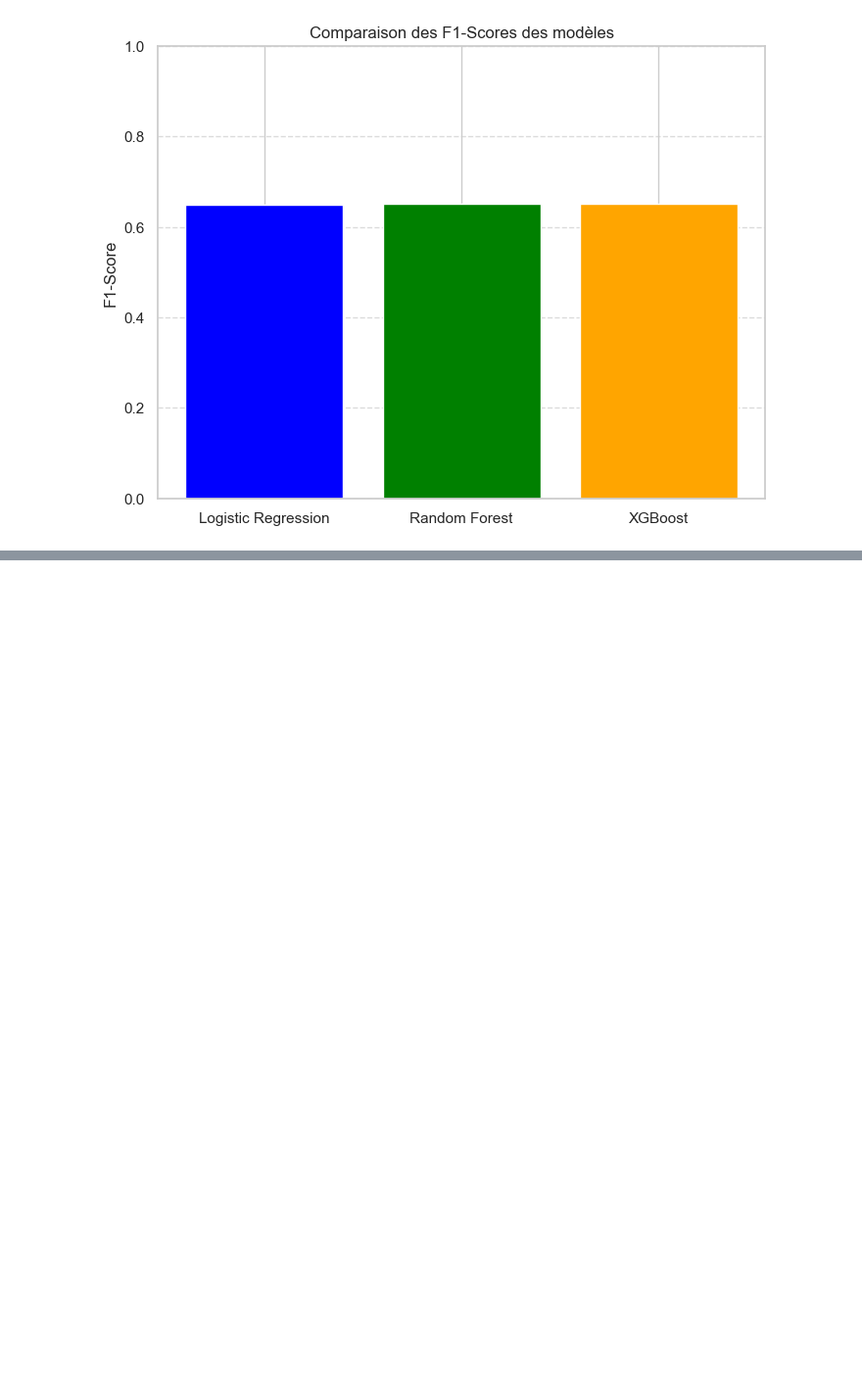
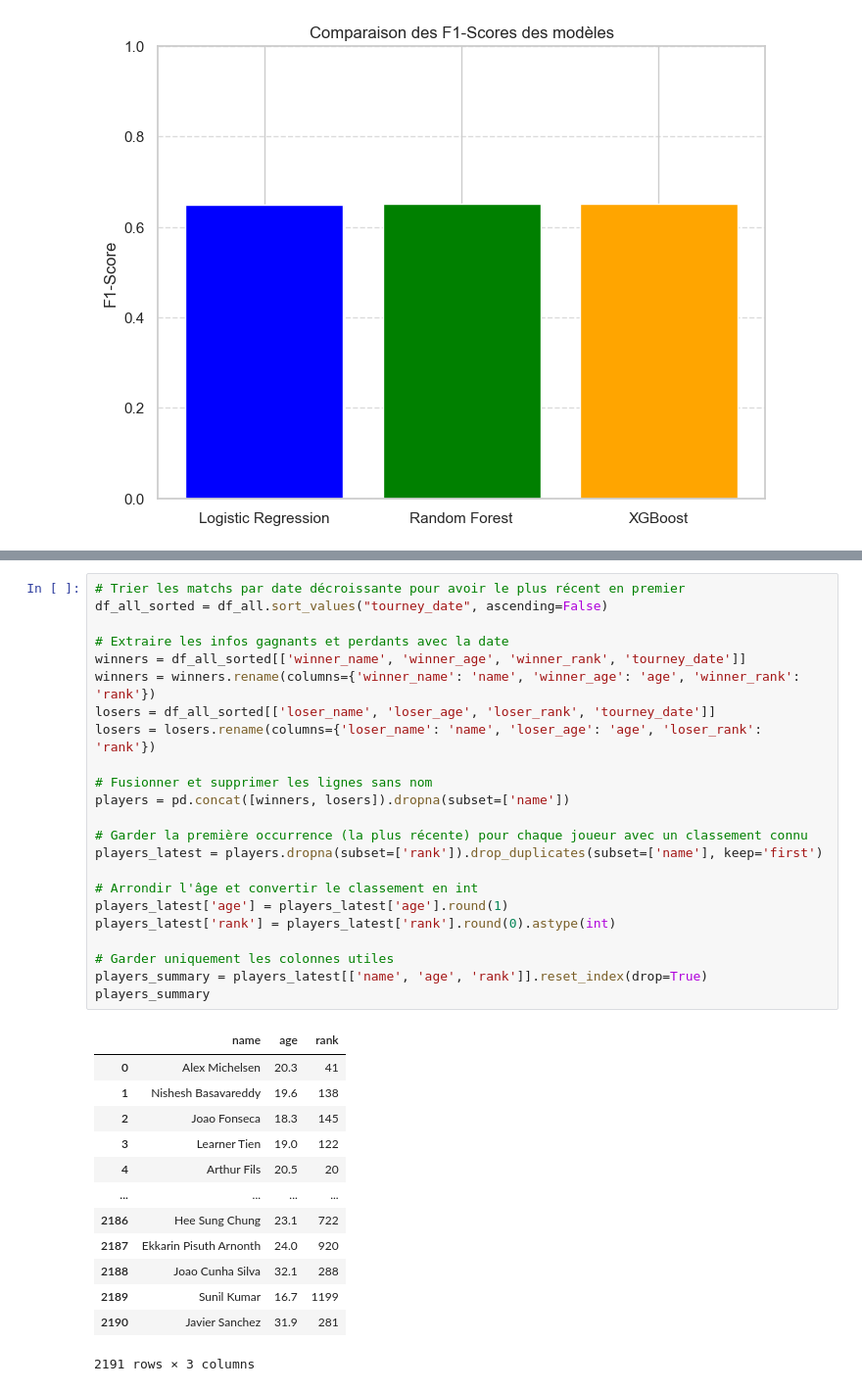
Before and after one commit to EyalT5/albert-ml-project, a Jupyter notebook: notebooks/notebook_all.ipynb, the cells around one changed output, grey strips where cells are left out. Shown at 98% size. Cells and saved outputs as stored; diff of their text form; blank space fills up the shorter version.

```diff
--- a/notebooks/notebook_all.ipynb
+++ b/notebooks/notebook_all.ipynb
@@ -2015,0 +2251,37 @@ Parameters: { "use_label_encoder" } are not used.
+# %%
+# Trier les matchs par date décroissante pour avoir le plus récent en premier
+df_all_sorted = df_all.sort_values("tourney_date", ascending=False)
+
+# Extraire les infos gagnants et perdants avec la date
+winners = df_all_sorted[['winner_name', 'winner_age', 'winner_rank', 'tourney_date']]
+winners = winners.rename(columns={'winner_name': 'name', 'winner_age': 'age', 'winner_rank': 'rank'})
+losers = df_all_sorted[['loser_name', 'loser_age', 'loser_rank', 'tourney_date']]
+losers = losers.rename(columns={'loser_name': 'name', 'loser_age': 'age', 'loser_rank': 'rank'})
+
+# Fusionner et supprimer les lignes sans nom
+players = pd.concat([winners, losers]).dropna(subset=['name'])
+
+# Garder la première occurrence (la plus récente) pour chaque joueur avec un classement connu
+players_latest = players.dropna(subset=['rank']).drop_duplicates(subset=['name'], keep='first')
+
+# Arrondir l'âge et convertir le classement en int
+players_latest['age'] = players_latest['age'].round(1)
+players_latest['rank'] = players_latest['rank'].round(0).astype(int)
+
+# Garder uniquement les colonnes utiles
+players_summary = players_latest[['name', 'age', 'rank']].reset_index(drop=True)
+players_summary
+# %% [output]
+|  | name | age | rank |
+| 0 | Alex Michelsen | 20.3 | 41 |
+| 1 | Nishesh Basavareddy | 19.6 | 138 |
+| 2 | Joao Fonseca | 18.3 | 145 |
+| 3 | Learner Tien | 19.0 | 122 |
+| 4 | Arthur Fils | 20.5 | 20 |
+| ... | ... | ... | ... |
+| 2186 | Hee Sung Chung | 23.1 | 722 |
+| 2187 | Ekkarin Pisuth Arnonth | 24.0 | 920 |
+| 2188 | Joao Cunha Silva | 32.1 | 288 |
+| 2189 | Sunil Kumar | 16.7 | 1199 |
+| 2190 | Javier Sanchez | 31.9 | 281 |
+2191 rows × 3 columns
```
Also changed, not shown: parts of 10 cells of this notebook, 5 other files.
